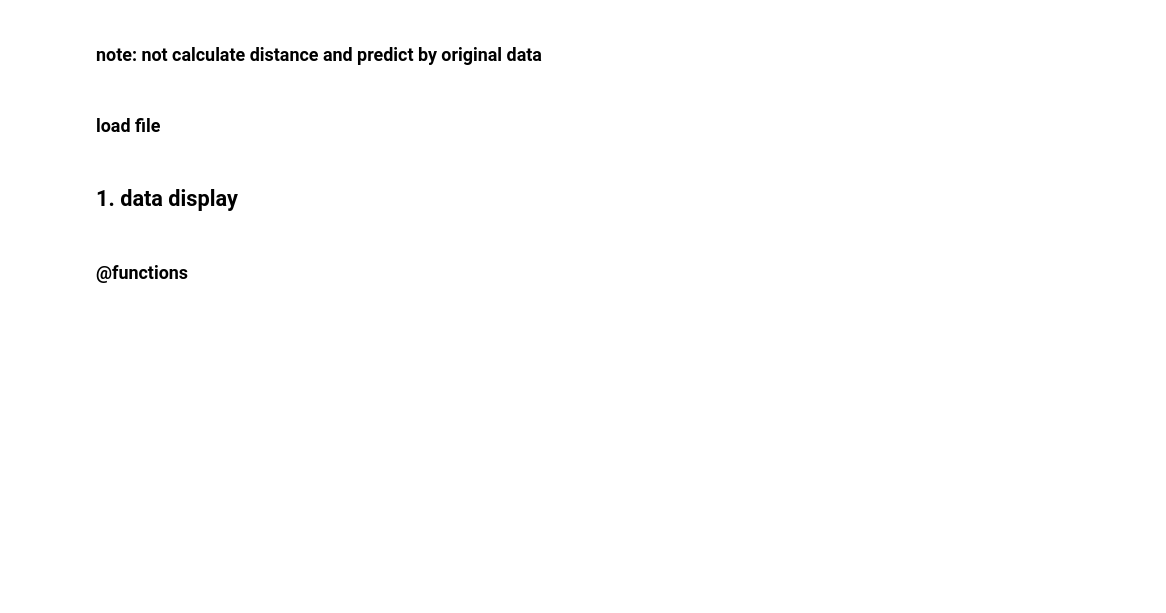
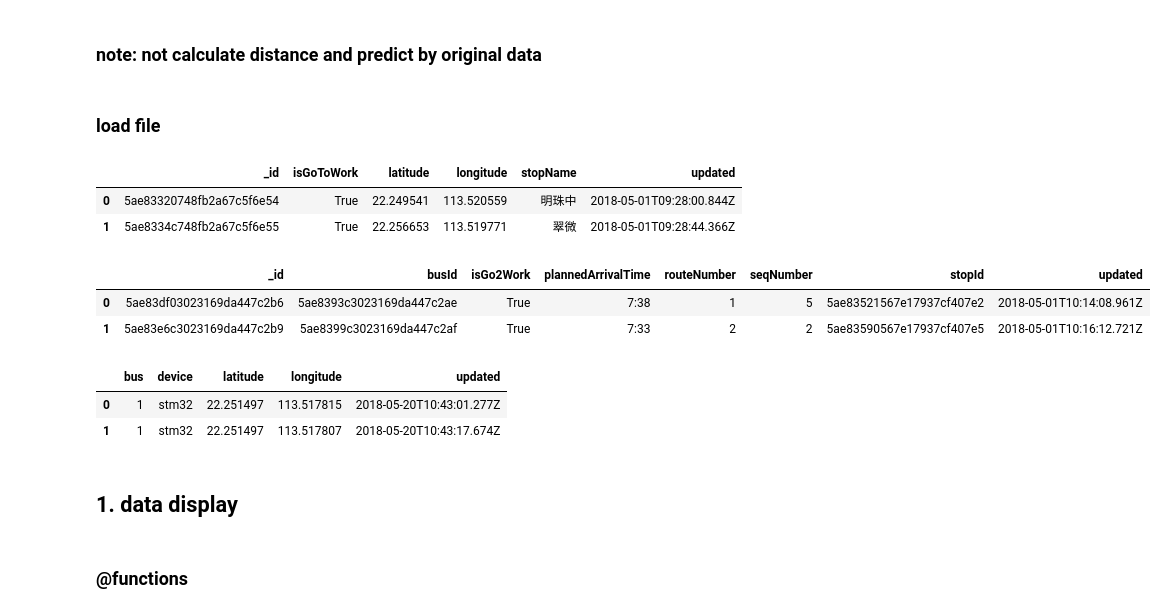
Before and after one commit to NeptuneZheng/shuttle_bus, a Jupyter notebook: script/real_script1.ipynb, the cells around one changed output. Saved outputs shown, nothing was run; the diff lists cells and outputs as text; code cells hidden in the pictures; blank space fills up the shorter version.

```diff
--- a/script/real_script1.ipynb
+++ b/script/real_script1.ipynb
@@ -20,6 +20,24 @@ csv_route = pd.read_csv("./../data/iot.routes.csv",sep = '\t',header = 0)
 
 #for calculate the distances between 2 stops
 csv_record = pd.read_csv("./../data/iot.locations.csv",sep = '\t',header = 0)
+# %%
+csv_stop.head(2)
+# %% [output]
+|  | _id | isGoToWork | latitude | longitude | stopName | updated |
+| 0 | 5ae83320748fb2a67c5f6e54 | True | 22.249541 | 113.520559 | 明珠中 | 2018-05-01T09:28:00.844Z |
+| 1 | 5ae8334c748fb2a67c5f6e55 | True | 22.256653 | 113.519771 | 翠微 | 2018-05-01T09:28:44.366Z |
+# %%
+csv_route.head(2)
+# %% [output]
+|  | _id | busId | isGo2Work | plannedArrivalTime | routeNumber | seqNumber | stopId | updated |
+| 0 | 5ae83df03023169da447c2b6 | 5ae8393c3023169da447c2ae | True | 7:38 | 1 | 5 | 5ae83521567e17937cf407e2 | 2018-05-01T10:14:08.961Z |
+| 1 | 5ae83e6c3023169da447c2b9 | 5ae8399c3023169da447c2af | True | 7:33 | 2 | 2 | 5ae83590567e17937cf407e5 | 2018-05-01T10:16:12.721Z |
+# %%
+csv_record.head(2)
+# %% [output]
+|  | bus | device | latitude | longitude | updated |
+| 0 | 1 | stm32 | 22.251497 | 113.517815 | 2018-05-20T10:43:01.277Z |
+| 1 | 1 | stm32 | 22.251497 | 113.517807 | 2018-05-20T10:43:17.674Z |
 # %% [markdown]
 ## 1. data display
 # %% [markdown]
```
Also changed, not shown: parts of 8 cells of this notebook, 1 other file.
